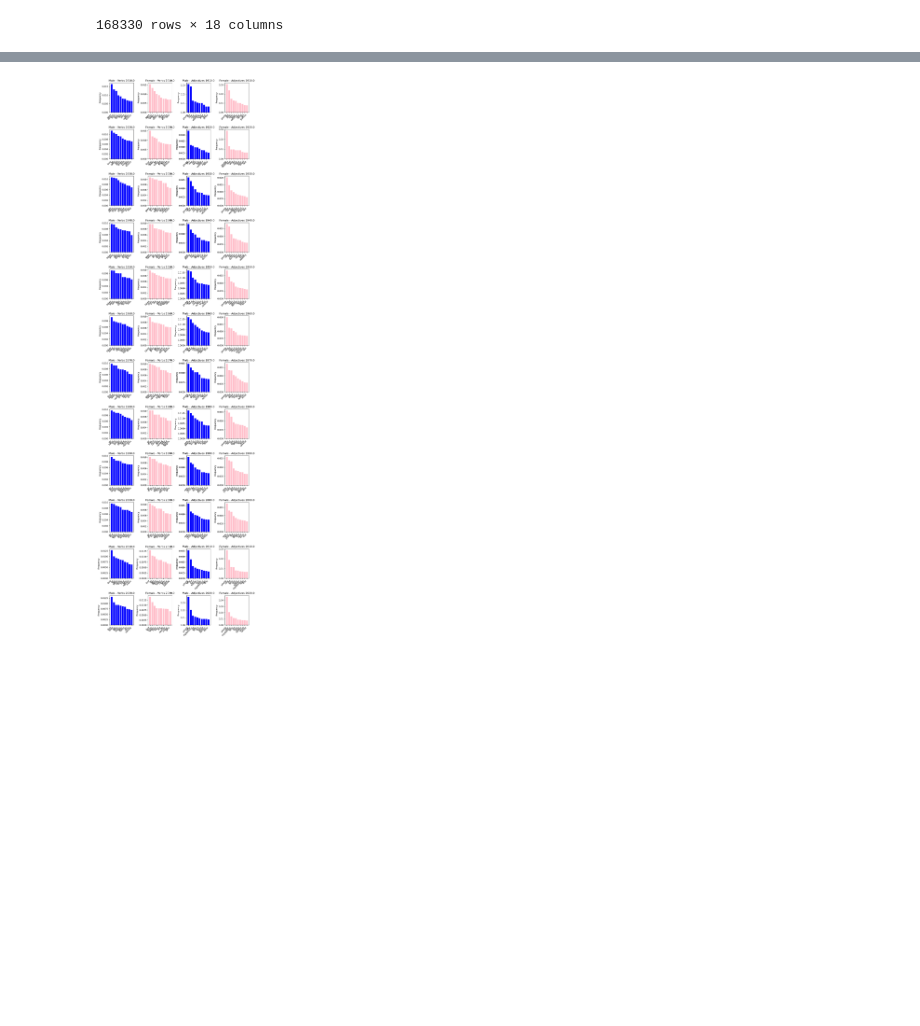
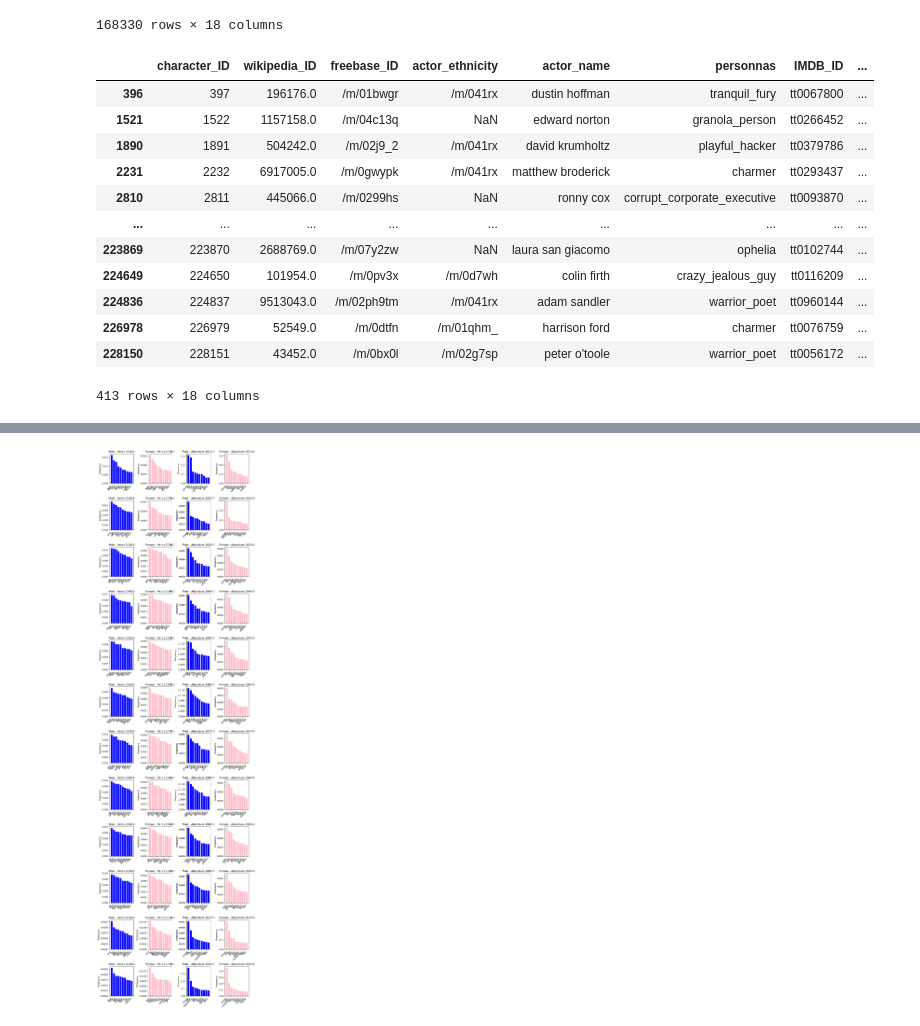
Before and after one commit to epfl-ada/ada-2023-project-badabob, a Jupyter notebook: personas_analysis.ipynb, the cells around one changed output, grey strips where cells are left out. Drawn from its saved outputs; the diff is of its cells as text; code cells hidden in the pictures; blank space fills up the shorter version.

```diff
--- a/personas_analysis.ipynb
+++ b/personas_analysis.ipynb
@@ -72,6 +80,23 @@ display(final_personas_df)
 | 336454 | 336455 | NaN | NaN | NaN | bethany hazelitt | NaN | tt9914522 | ... |
 | 336455 | 336456 | NaN | NaN | NaN | joshua bootz | NaN | tt9914522 | ... |
 168330 rows × 18 columns
+# %%
+final_personas_df_perso = final_personas_df.dropna(subset="personnas")
+display(final_personas_df_perso)
+# %% [output]
+|  | character_ID | wikipedia_ID | freebase_ID | actor_ethnicity | actor_name | personnas | IMDB_ID | ... |
+| 396 | 397 | 196176.0 | /m/01bwgr | /m/041rx | dustin hoffman | tranquil_fury | tt0067800 | ... |
+| 1521 | 1522 | 1157158.0 | /m/04c13q | NaN | edward norton | granola_person | tt0266452 | ... |
+| 1890 | 1891 | 504242.0 | /m/02j9_2 | /m/041rx | david krumholtz | playful_hacker | tt0379786 | ... |
+| 2231 | 2232 | 6917005.0 | /m/0gwypk | /m/041rx | matthew broderick | charmer | tt0293437 | ... |
+| 2810 | 2811 | 445066.0 | /m/0299hs | NaN | ronny cox | corrupt_corporate_executive | tt0093870 | ... |
+| ... | ... | ... | ... | ... | ... | ... | ... | ... |
+| 223869 | 223870 | 2688769.0 | /m/07y2zw | NaN | laura san giacomo | ophelia | tt0102744 | ... |
+| 224649 | 224650 | 101954.0 | /m/0pv3x | /m/0d7wh | colin firth | crazy_jealous_guy | tt0116209 | ... |
+| 224836 | 224837 | 9513043.0 | /m/02ph9tm | /m/041rx | adam sandler | warrior_poet | tt0960144 | ... |
+| 226978 | 226979 | 52549.0 | /m/0dtfn | /m/01qhm_ | harrison ford | charmer | tt0076759 | ... |
+| 228150 | 228151 | 43452.0 | /m/0bx0l | /m/02g7sp | peter o'toole | warrior_poet | tt0056172 | ... |
+413 rows × 18 columns
 # %%
 # sort the rows to have decades in ascending orders
 final_personas_df = final_personas_df.sort_values(by='decade')
```
Also changed, not shown: parts of 13 cells of this notebook.
